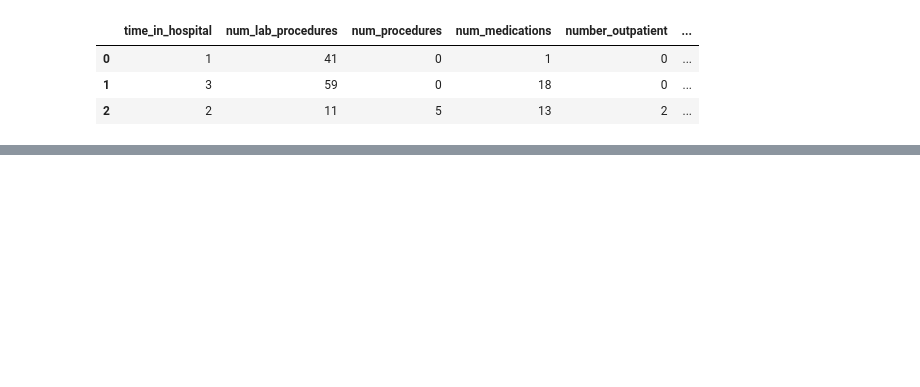
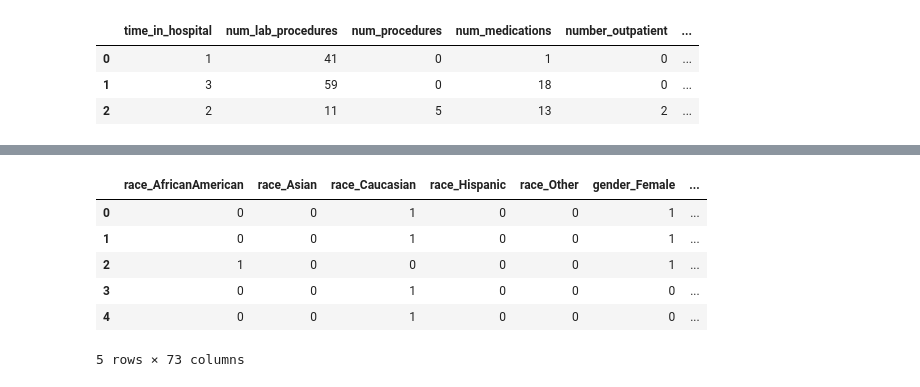
Before and after one commit to hvu815/Data-Analysis, a Jupyter notebook: analysis_notebooks/Diabetes(Update_this).ipynb, the cells around one changed output, grey strips where cells are left out. Saved outputs shown, nothing was run; the diff lists cells and outputs as text; code cells hidden in the pictures; blank space fills up the shorter version.

```diff
--- a/analysis_notebooks/Diabetes(Update_this).ipynb
+++ b/analysis_notebooks/Diabetes(Update_this).ipynb
@@ -272,0 +322,11 @@ readmitted
+# %%
+dummy1 = pd.get_dummies(df1)
+dummy1.head(5)
+# %% [output]
+|  | race_AfricanAmerican | race_Asian | race_Caucasian | race_Hispanic | race_Other | gender_Female | ... |
+| 0 | 0 | 0 | 1 | 0 | 0 | 1 | ... |
+| 1 | 0 | 0 | 1 | 0 | 0 | 1 | ... |
+| 2 | 1 | 0 | 0 | 0 | 0 | 1 | ... |
+| 3 | 0 | 0 | 1 | 0 | 0 | 0 | ... |
+| 4 | 0 | 0 | 1 | 0 | 0 | 0 | ... |
+5 rows × 73 columns
```
Also changed, not shown: parts of 27 cells of this notebook, 1 other file.
